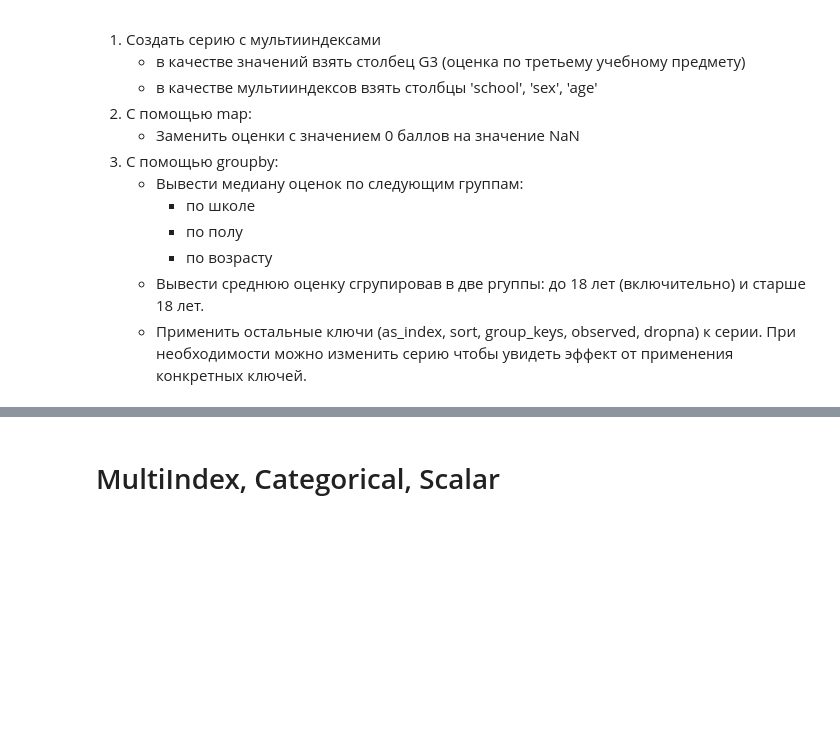
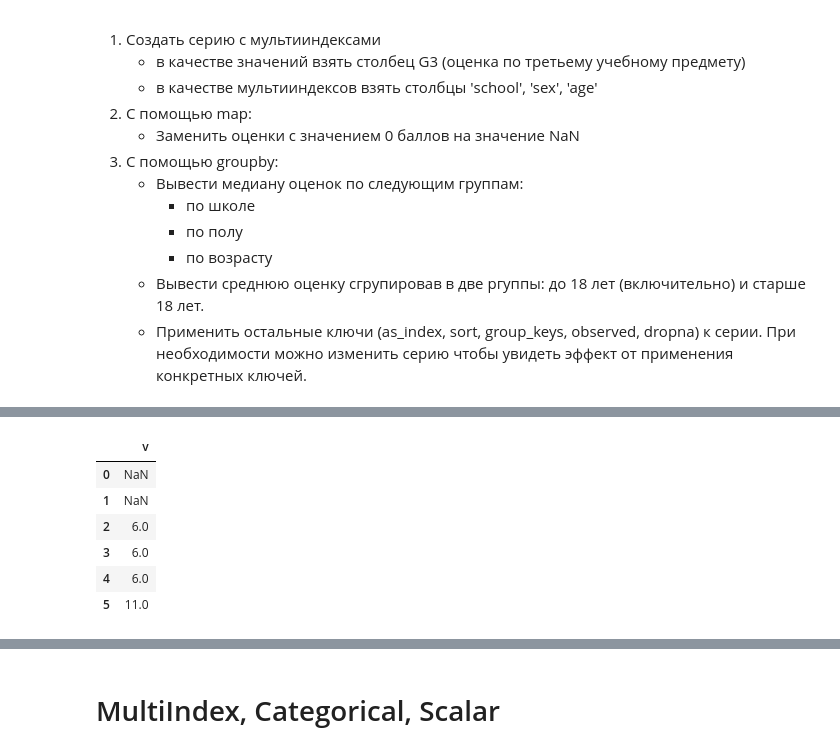
Before and after one commit to rgenius-ru/pandas_lessons, a Jupyter notebook: lessons/Pandas_for_Data_Engineering/part2_new.ipynb, the cells around one changed output, grey strips where cells are left out. Cells and saved outputs as stored; diff of their text form; code cells hidden in the pictures; blank space fills up the shorter version.

```diff
--- a/lessons/Pandas_for_Data_Engineering/part2_new.ipynb
+++ b/lessons/Pandas_for_Data_Engineering/part2_new.ipynb
@@ -1831,0 +1884,10 @@ Name: Salary, dtype: float64
+# %%
+df.expanding(3).sum()
+# %% [output]
+|  | v |
+| 0 | NaN |
+| 1 | NaN |
+| 2 | 6.0 |
+| 3 | 6.0 |
+| 4 | 6.0 |
+| 5 | 11.0 |
```
Also changed, not shown: parts of 17 cells of this notebook.
